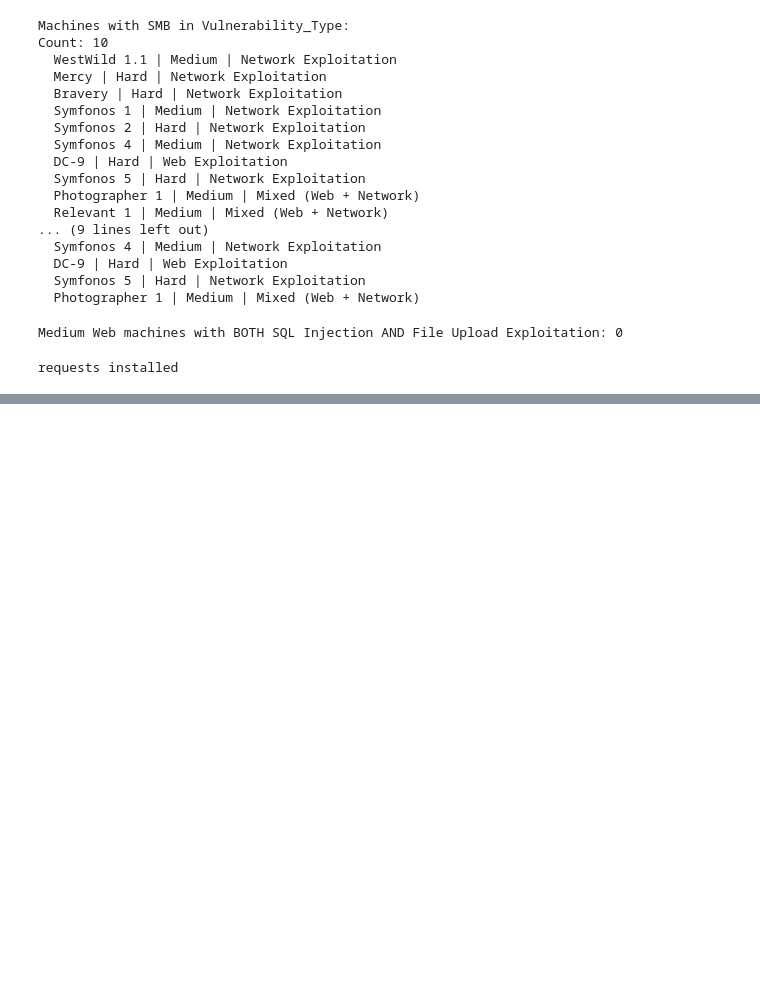
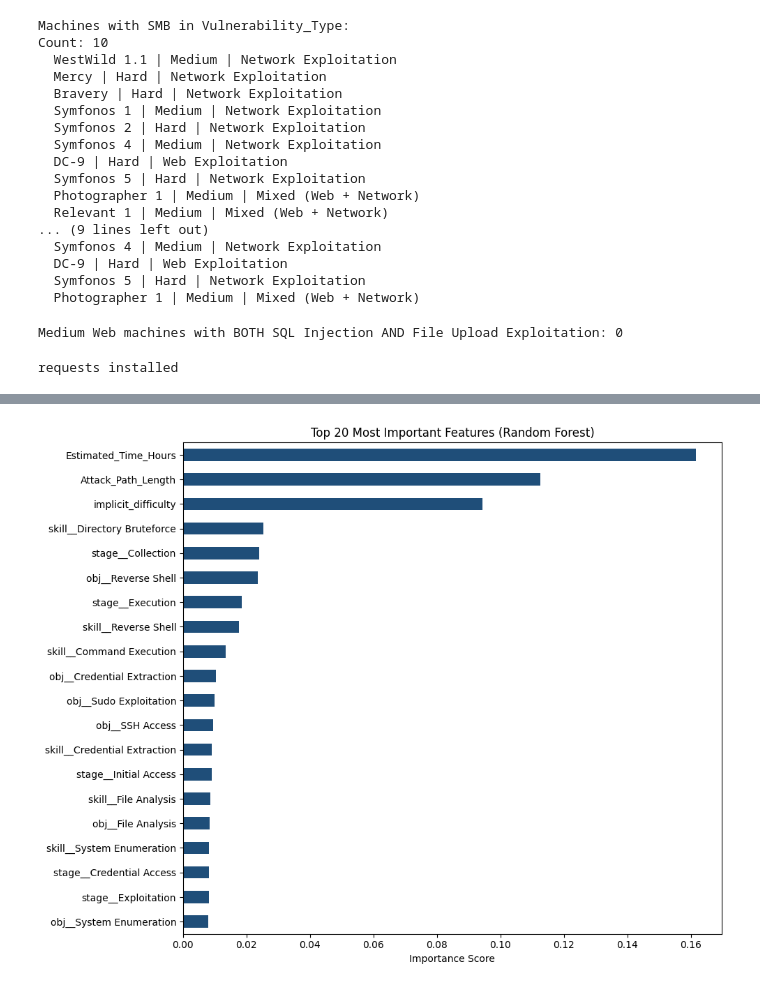
Before and after one commit to Dipannita-Kar/vulnerable-machine-recommendation-system, a Jupyter notebook: notebooks/recommender.ipynb, the cells around one changed output, grey strips where cells are left out. Drawn from its saved outputs; the diff is of its cells as text; code cells hidden in the pictures; blank space fills up the shorter version.

```diff
--- a/notebooks/recommender.ipynb
+++ b/notebooks/recommender.ipynb
@@ -4987,0 +4773,20 @@ Average Objective Precision:        16.0%
+# %%
+import matplotlib.pyplot as plt
+import pandas as pd
+import joblib
+
+rf = joblib.load('../saved_models/random_forest.pkl')
+X = joblib.load('../saved_models/feature_matrix.pkl')
+
+importances = pd.Series(rf.feature_importances_, index=X.columns)
+top20 = importances.nlargest(20).sort_values()
+
+plt.figure(figsize=(10, 8))
+top20.plot(kind='barh', color='#1F4E79')
+plt.xlabel('Importance Score')
+plt.title('Top 20 Most Important Features (Random Forest)')
+plt.tight_layout()
+plt.savefig('../saved_models/feature_importance_v1.png', dpi=120)
+plt.show()
+# %% [output]
+[figure, added]
```
Also changed, not shown: parts of 18 cells of this notebook, 15 other files.
